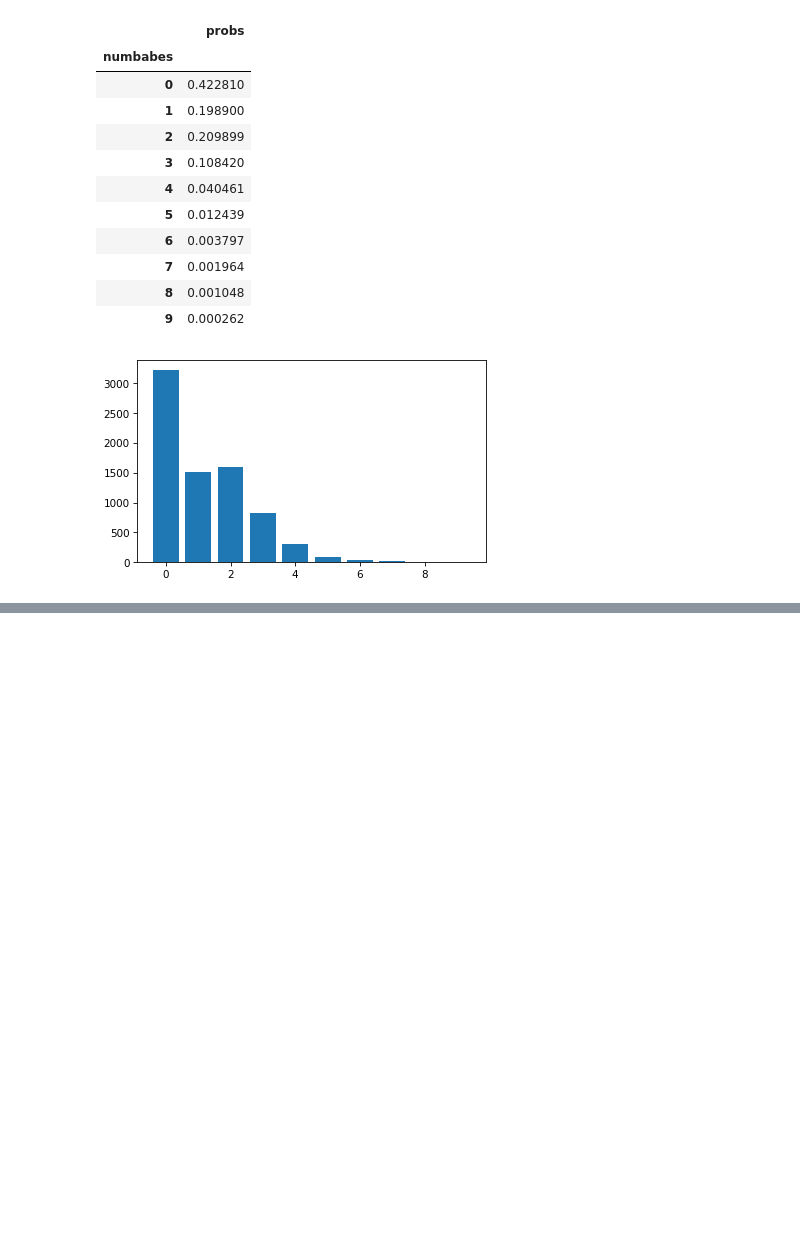
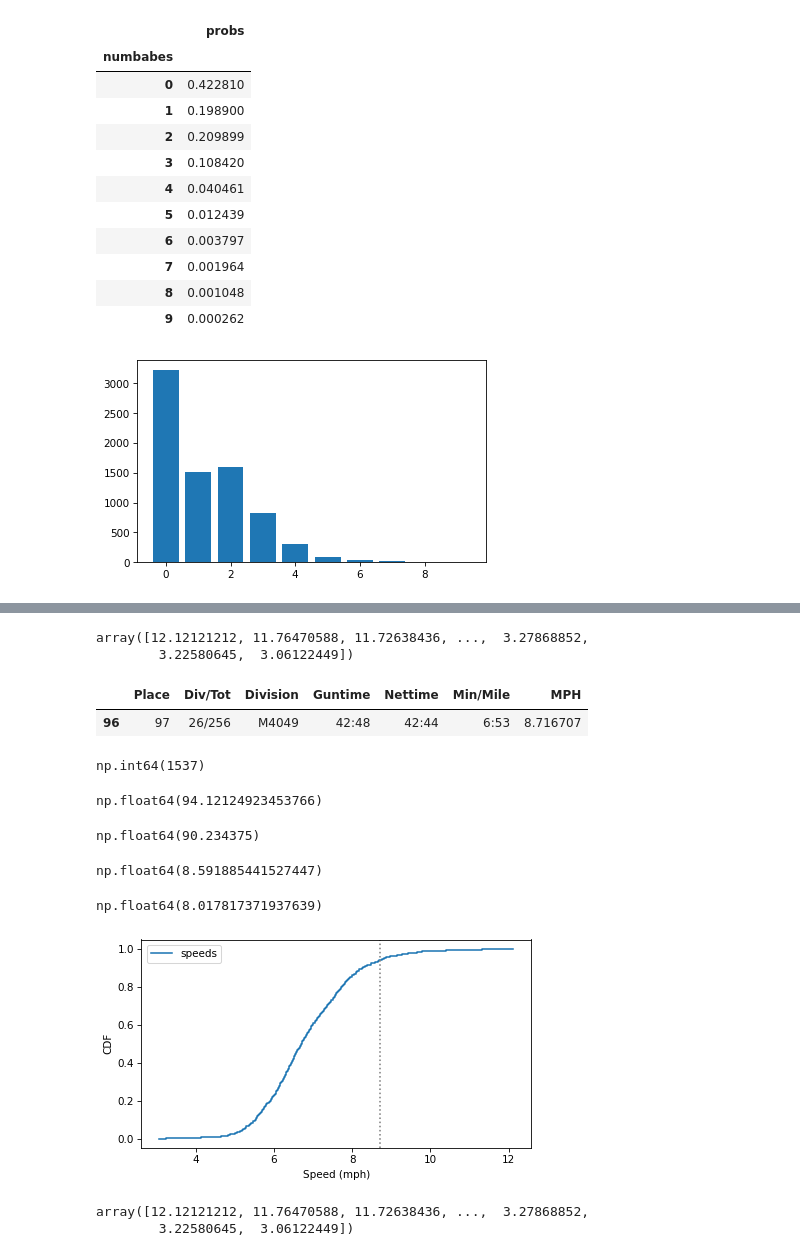
Before and after one commit to lochnes-007/EDA, a Jupyter notebook: nsfg.ipynb, the cells around one changed output, grey strips where cells are left out. Saved outputs shown, nothing was run; the diff lists cells and outputs as text; code cells hidden in the pictures; blank space fills up the shorter version.

Commit message:
Cdf and iqr and quartile skewness and percentile rank cdf

```diff
--- a/nsfg.ipynb
+++ b/nsfg.ipynb
@@ -646,0 +655,4 @@ ftab_bb.bar()
+# %%
+from relay import read_results
+results = read_results()
+results.head()
@@ -646,0 +666,26 @@ ftab_bb.bar()
+# %%
+speeds = results["MPH"].values
+# %%
+speeds
+# %% [output]
+array([12.12121212, 11.76470588, 11.72638436, ...,  3.27868852,
+        3.22580645,  3.06122449])
+# %%
+my_res = results.query("Nettime == '42:44'")
+my_res
+# %% [output]
+|  | Place | Div/Tot | Division | Guntime | Nettime | Min/Mile | MPH |
+| 96 | 97 | 26/256 | M4049 | 42:48 | 42:44 | 6:53 | 8.716707 |
+# %%
+my_speed = speeds[96]
+# %%
+(speeds<=my_speed).sum()
+# %% [output]
+np.int64(1537)
+# %%
+def percentile_rank(x, seq):
+    count = (seq <= x).mean()
+    return count  * 100
+percentile_rank(my_speed, speeds)
+# %% [output]
+np.float64(94.12124923453766)
@@ -646,0 +696,4 @@ ftab_bb.bar()
+# %%
+percentile_rank(my_speed, my_div["MPH"].values)
+# %% [output]
+np.float64(90.234375)
@@ -646,0 +705,24 @@ ftab_bb.bar()
+# %%
+percentile(90, my_div_speeds)
+# %% [output]
+np.float64(8.591885441527447)
+# %%
+next_division = results.query("Division == 'M5059'")
+next_division_speeds = next_division["MPH"].values
+percentile(90.2, next_division_speeds)
+# %% [output]
+np.float64(8.017817371937639)
+# %%
+from empiricaldist import Cdf
+cdf_speeds = Cdf.from_seq(speeds, name="speeds")
+# %%
+cdf_speeds.step()
+plt.axvline(my_speed, ls=":", color="gray")
+decorate(xlabel="Speed (mph)", ylabel="CDF")
+# %% [output]
+[figure, added]
+# %%
+speeds
+# %% [output]
+array([12.12121212, 11.76470588, 11.72638436, ...,  3.27868852,
+        3.22580645,  3.06122449])
```
Also changed, not shown: parts of 17 cells of this notebook, 2 other files.
